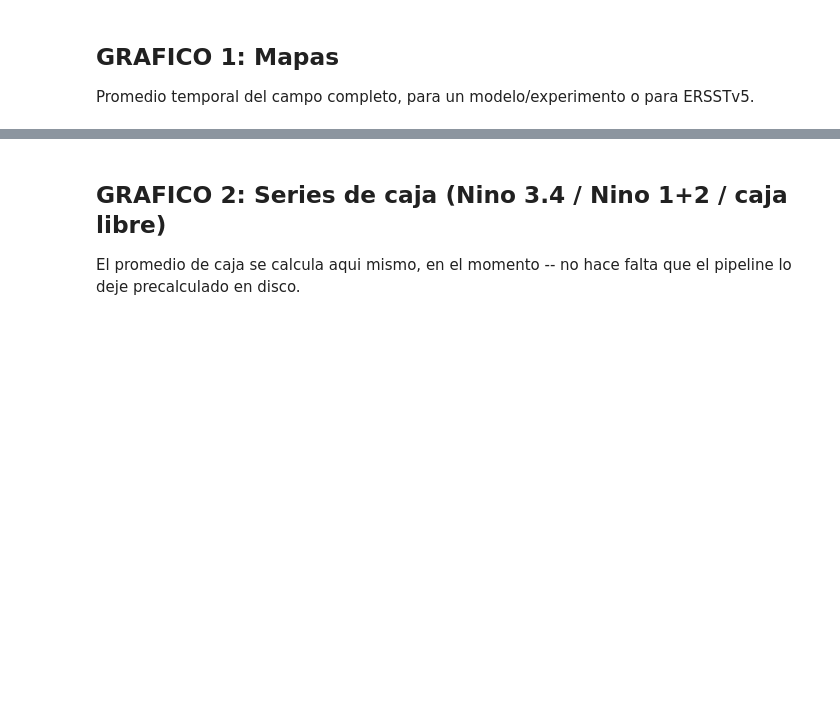
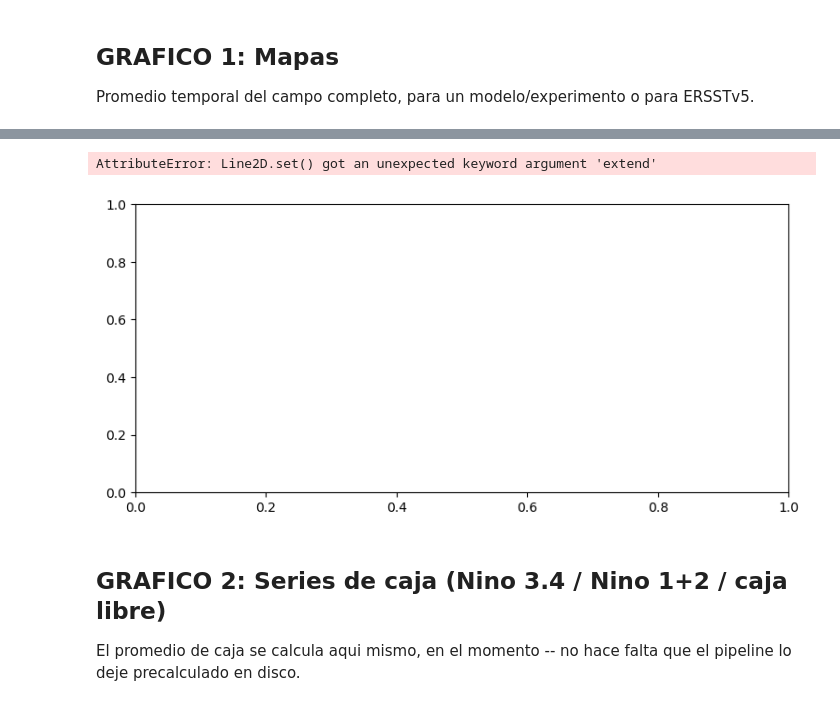
Before and after one commit to Japq91/e1_smn, a Jupyter notebook: graficos_exploratorios.ipynb, the cells around one changed output, grey strips where cells are left out. Drawn from its saved outputs; the diff is of its cells as text; code cells hidden in the pictures; blank space fills up the shorter version.

```diff
--- a/graficos_exploratorios.ipynb
+++ b/graficos_exploratorios.ipynb
@@ -47,30 +65,32 @@ print(modelos)
 # %%
 def masked_path(model: str, exp: str = "historical") -> Path:
     if model.upper().startswith("ERSST"):
         return MASKED_DIR / "ersstv5_region.nc"
     return MASKED_DIR / f"tos_{model}_{exp}.nc"
 
 def plot_map(model: str, exp: str = "historical", ax=None):
     with nc.Dataset(masked_path(model, exp)) as ds:
         varname = next(v for v in ds.variables if v not in NON_DATA_NAMES)
         d=xr.open_dataset(masked_path(model, exp))
         lat = ds.variables["lat"][:]
         lon = ds.variables["lon"][:]
 
     standalone = ax is None
     if standalone:
         fig, ax = plt.subplots(figsize=(9, 4))
     d[varname][0].plot(ax=ax,extend='both',levels=np.arange(20,34,1),cmap='turbo')
     ax.set_xlabel("longitud")
     ax.set_ylabel("latitud")
     ax.set_title(f"{model} {exp.upper()}")
     plt.savefig('figures/sst_t0_%s.png'%model,dpi=100, bbox_inches="tight")
     if standalone: plt.close()
 # Ejemplo: cambiar el modelo/experimento segun se necesite
-plot_map(modelos[0], "historical")
-plot_map(modelos[1], "historical")
-plot_map(modelos[2], "historical")
+for modelo in modelos:
+    plot_map(modelo, "historical")
 plot_map("ERSSTv5")
+# %% [output]
+AttributeError: Line2D.set() got an unexpected keyword argument 'extend'
+[figure, added]
 # %% [markdown]
 ## GRAFICO 2: Series de caja (Nino 3.4 / Nino 1+2 / caja libre)
 
```
Also changed, not shown: parts of 5 cells of this notebook, 25 other files.
